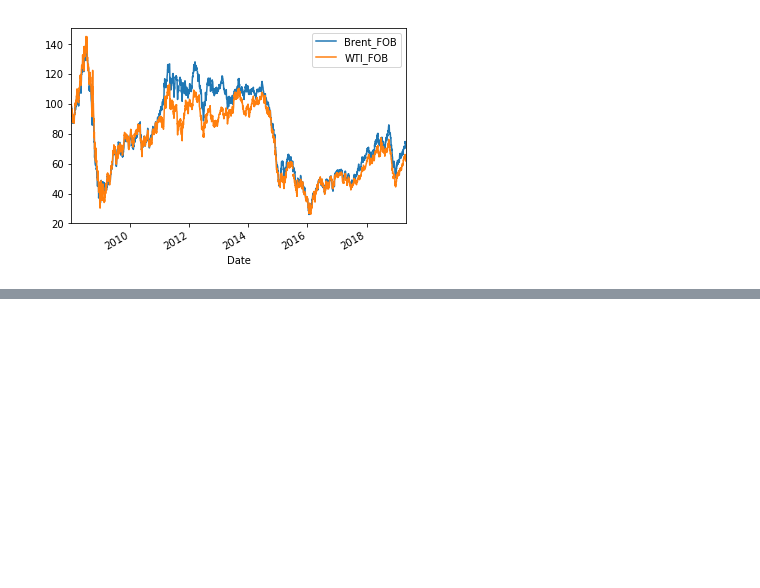
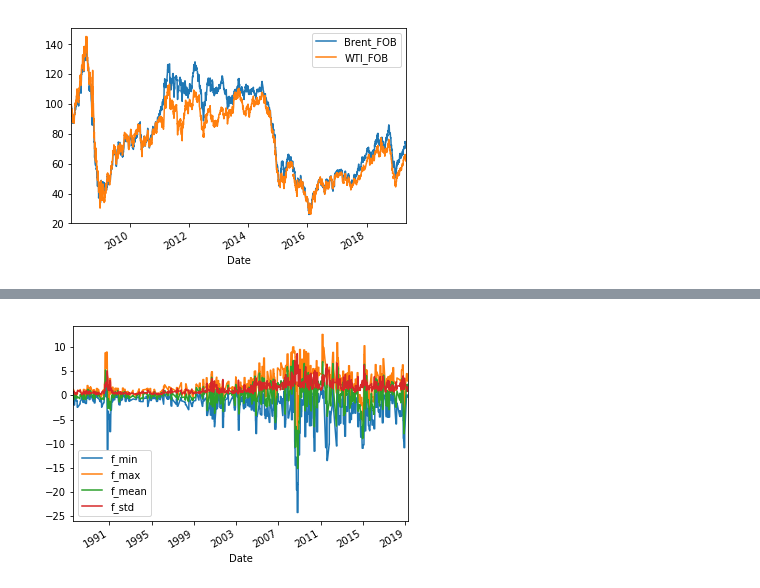
Before and after one commit to lucasmesz/Ciencia_de_Dados, a Jupyter notebook: Series_ML.ipynb, the cells around one changed output, grey strips where cells are left out. Cells and saved outputs as stored; diff of their text form; code cells hidden in the pictures; blank space fills up the shorter version.

```diff
--- a/Series_ML.ipynb
+++ b/Series_ML.ipynb
@@ -200,0 +225,7 @@ plt.show()
+# %%
+
+feats_1.plot()
+plt.legend()
+plt.show()
+# %% [output]
+[figure, added]
```
Also changed, not shown: parts of 47 cells of this notebook.
